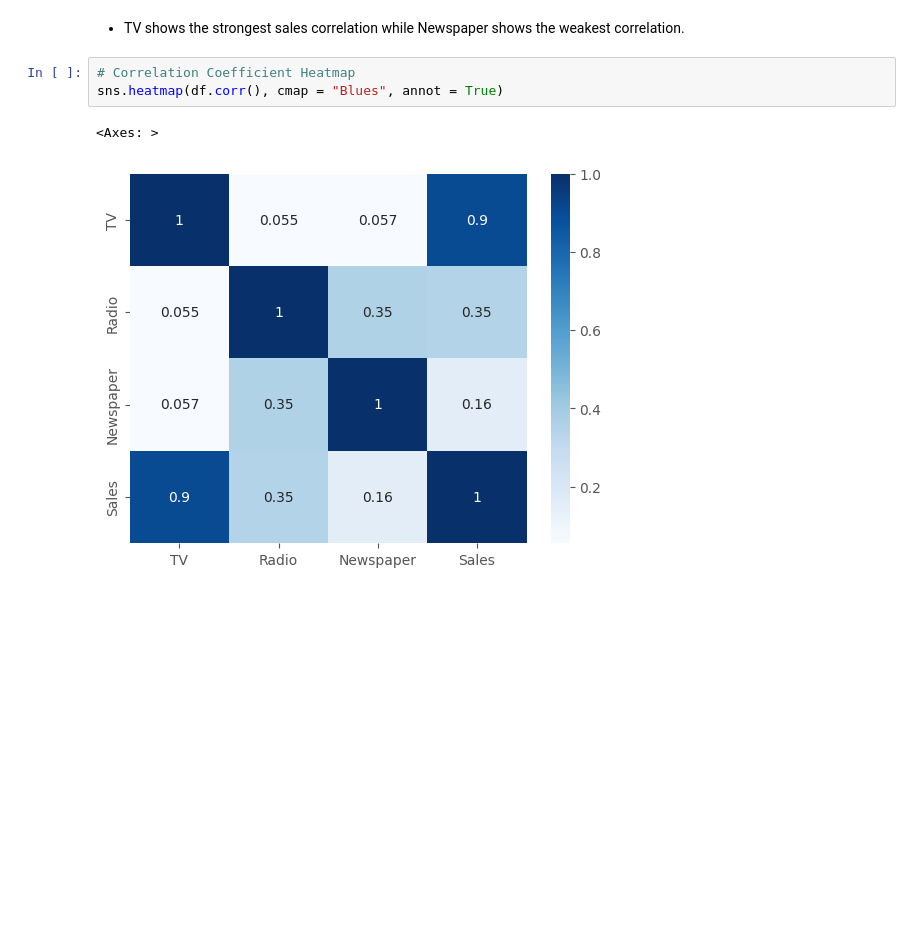
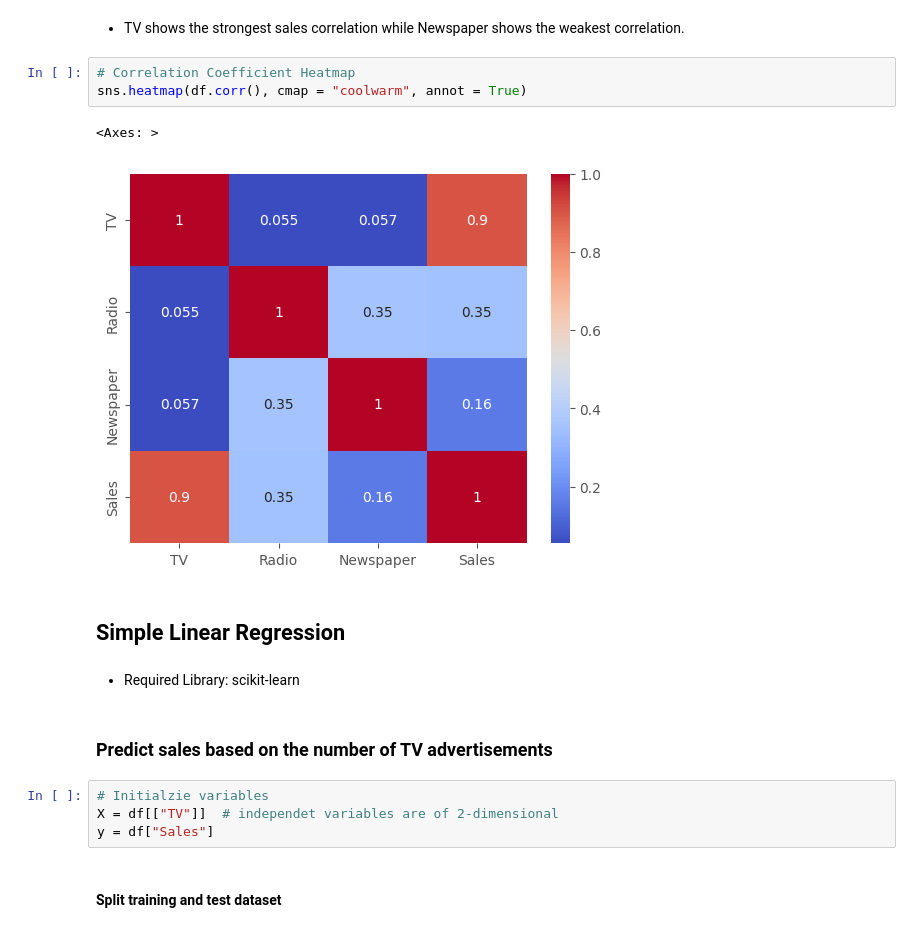
Before and after one commit to BrianK64/Microsoft_AI_School, a Jupyter notebook: Machine_Learning/Ad_Sales_Analysis.ipynb, the cells around one changed output. Saved outputs shown, nothing was run; the diff lists cells and outputs as text; blank space fills up the shorter version.

Commit message:
Data pre-processing: train and test dataset

```diff
--- a/Machine_Learning/Ad_Sales_Analysis.ipynb
+++ b/Machine_Learning/Ad_Sales_Analysis.ipynb
@@ -135,7 +135,19 @@ df.corr()
 * TV shows the strongest sales correlation while Newspaper shows the weakest correlation.
 # %%
 # Correlation Coefficient Heatmap
-sns.heatmap(df.corr(), cmap = "Blues", annot = True)
+sns.heatmap(df.corr(), cmap = "coolwarm", annot = True)
 # %% [output]
 <Axes: >
-[figure, old version]
+[figure, new version]
+# %% [markdown]
+## Simple Linear Regression
+# %% [markdown]
+* Required Library: scikit-learn
+# %% [markdown]
+### Predict sales based on the number of TV advertisements
+# %%
+# Initialzie variables
+X = df[["TV"]]  # independet variables are of 2-dimensional
+y = df["Sales"]
+# %% [markdown]
+#### Split training and test dataset
```
Also changed, not shown: parts of 7 cells of this notebook.
